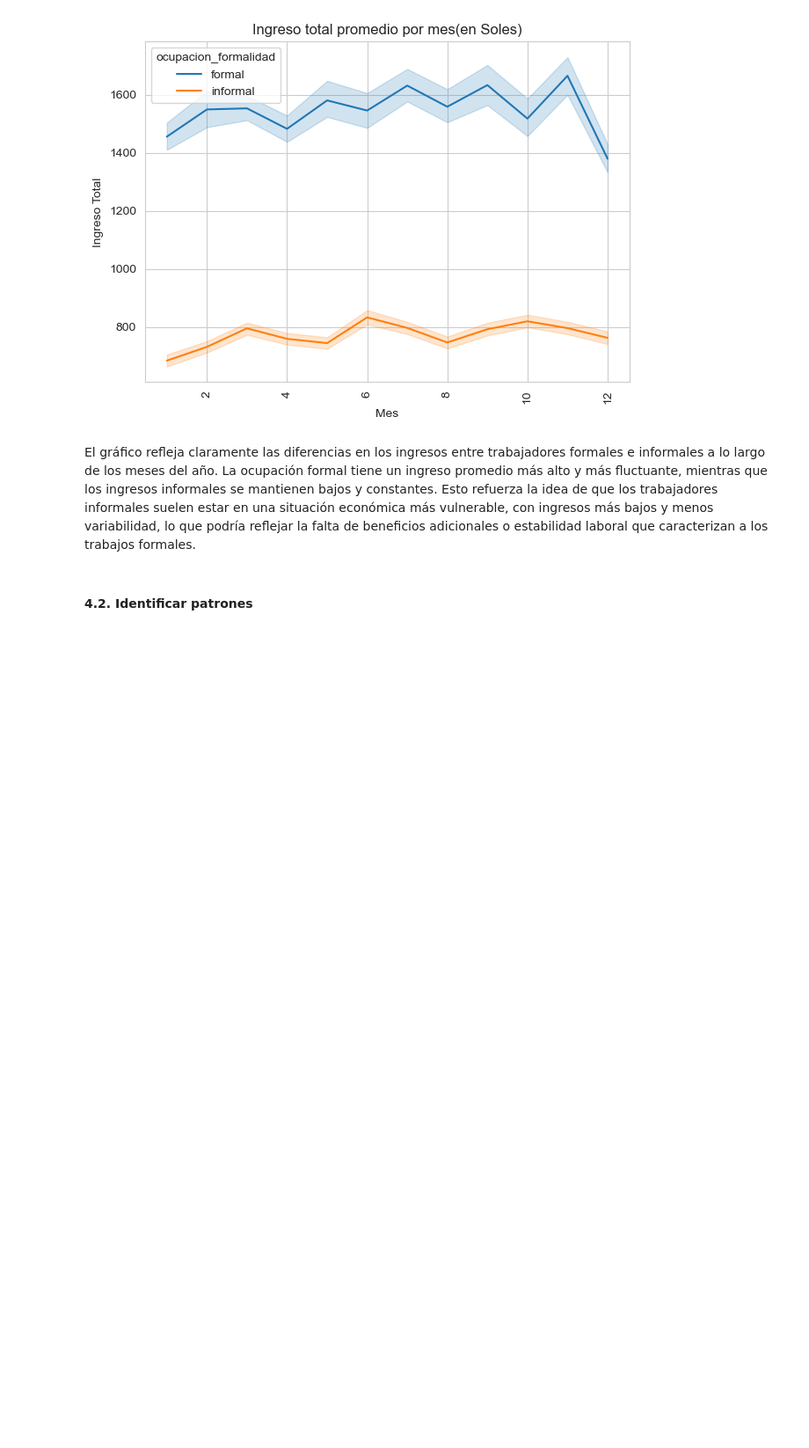
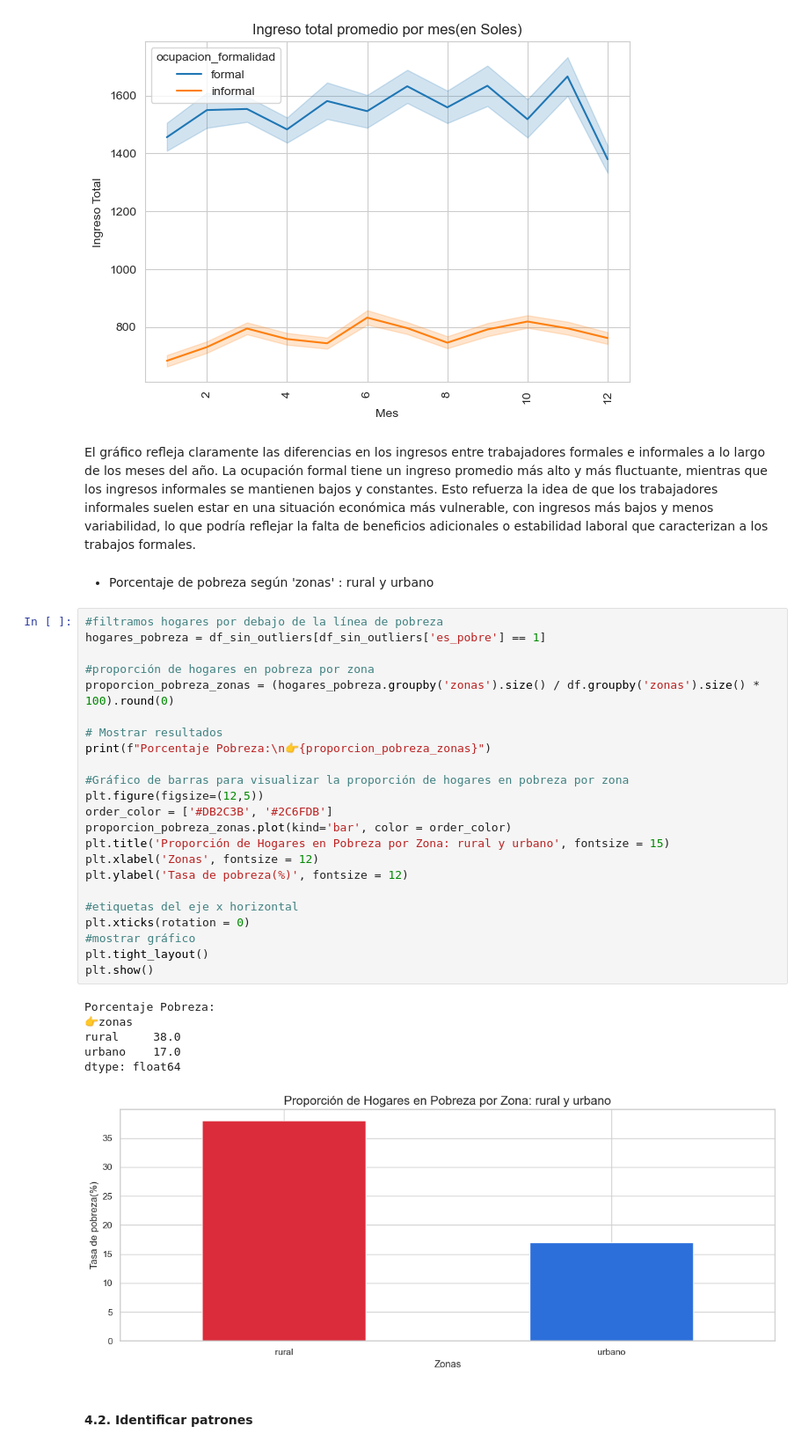
Before and after one commit to WLozanoH/prueba, a Jupyter notebook: ProyectoPobrezaPeru.ipynb, the cells around one changed output. Shown at 88% size. Saved outputs shown, nothing was run; the diff lists cells and outputs as text; blank space fills up the shorter version.

```diff
--- a/ProyectoPobrezaPeru.ipynb
+++ b/ProyectoPobrezaPeru.ipynb
@@ -849,6 +866,38 @@ plt.show()
 [figure]
 # %% [markdown]
 El gráfico refleja claramente las diferencias en los ingresos entre trabajadores formales e informales a lo largo de los meses del año. La ocupación formal tiene un ingreso promedio más alto y más fluctuante, mientras que los ingresos informales se mantienen bajos y constantes. Esto refuerza la idea de que los trabajadores informales suelen estar en una situación económica más vulnerable, con ingresos más bajos y menos variabilidad, lo que podría reflejar la falta de beneficios adicionales o estabilidad laboral que caracterizan a los trabajos formales.
+# %% [markdown]
+* Porcentaje de pobreza según 'zonas' : rural y urbano
+# %%
+#filtramos hogares por debajo de la línea de pobreza
+hogares_pobreza = df_sin_outliers[df_sin_outliers['es_pobre'] == 1]
+
+#proporción de hogares en pobreza por zona
+proporcion_pobreza_zonas = (hogares_pobreza.groupby('zonas').size() / df.groupby('zonas').size() * 100).round(0)
+
+# Mostrar resultados
+print(f"Porcentaje Pobreza:\n👉{proporcion_pobreza_zonas}")
+
+#Gráfico de barras para visualizar la proporción de hogares en pobreza por zona
+plt.figure(figsize=(12,5))
+order_color = ['#DB2C3B', '#2C6FDB']
+proporcion_pobreza_zonas.plot(kind='bar', color = order_color)
+plt.title('Proporción de Hogares en Pobreza por Zona: rural y urbano', fontsize = 15)
+plt.xlabel('Zonas', fontsize = 12)
+plt.ylabel('Tasa de pobreza(%)', fontsize = 12)
+
+#etiquetas del eje x horizontal
+plt.xticks(rotation = 0)
+#mostrar gráfico
+plt.tight_layout()
+plt.show()
+# %% [output]
+Porcentaje Pobreza:
+👉zonas
+rural     38.0
+urbano    17.0
+dtype: float64
+[figure, added]
 # %% [markdown]
 #### 4.2. Identificar patrones
 # %% [markdown]
```
Also changed, not shown: parts of 20 cells of this notebook.
